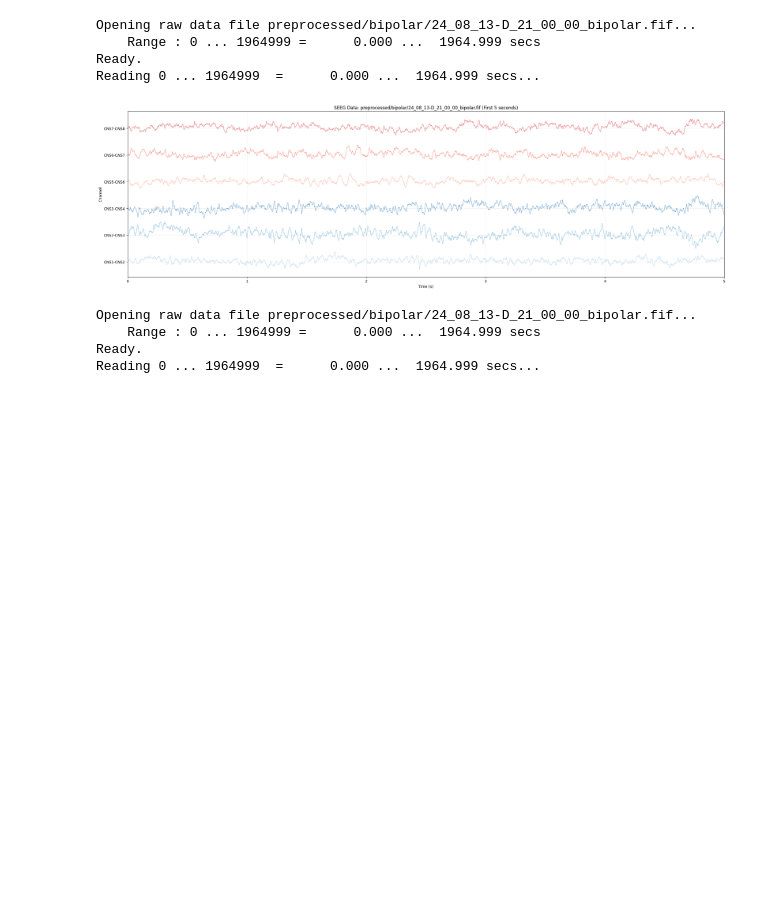
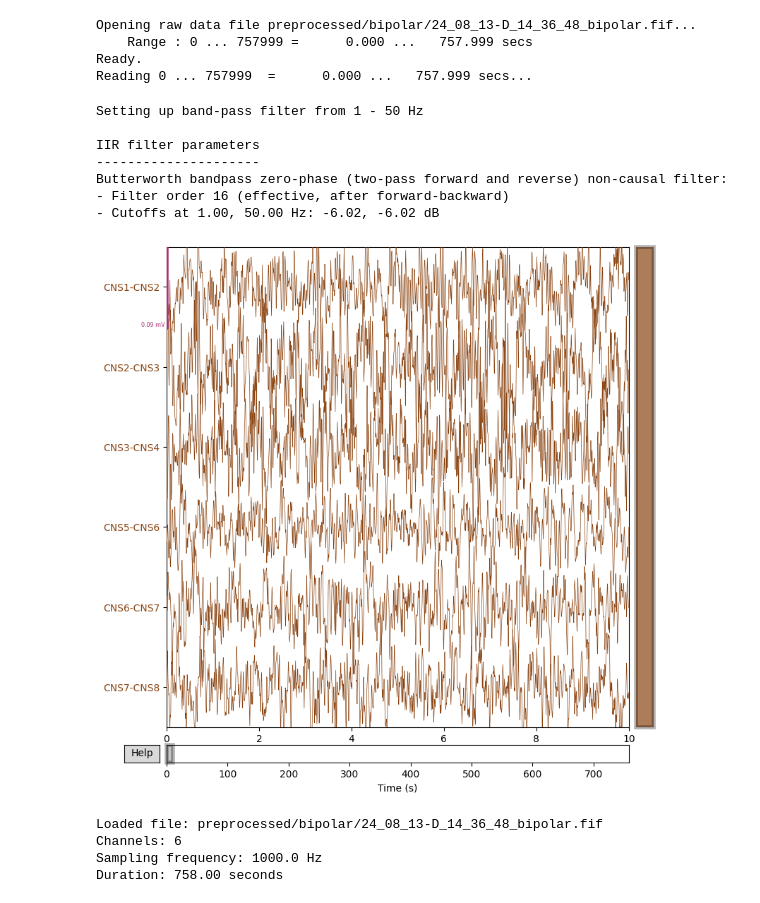
Before and after one commit to Jlei61/ans_MARBLE, a Jupyter notebook: raw_visualize.ipynb, the cells around one changed output. Cells and saved outputs as stored; diff of their text form; code cells hidden in the pictures; blank space fills up the shorter version.

```diff
--- a/raw_visualize.ipynb
+++ b/raw_visualize.ipynb
@@ -1,3 +9,34 @@
+# %%
+# Load the .fif file
+fif_file = 'preprocessed/bipolar/24_08_13-D_14_36_48_bipolar.fif'
+raw = mne.io.read_raw_fif(fif_file, preload=True)
+
+# Create a figure with MNE's built-in plotting
+fig = raw.plot(duration=10, n_channels=len(raw.ch_names),
+               scalings='auto', highpass=1, lowpass=50,
+               show=True, block=True)
+
+print("Loaded file:", fif_file)
+print(f"Channels: {len(raw.ch_names)}")
+print(f"Sampling frequency: {raw.info['sfreq']} Hz")
+print(f"Duration: {raw.times[-1]:.2f} seconds")
+# %% [output]
+Opening raw data file preprocessed/bipolar/24_08_13-D_14_36_48_bipolar.fif...
+    Range : 0 ... 757999 =      0.000 ...   757.999 secs
+Ready.
+Reading 0 ... 757999  =      0.000 ...   757.999 secs...
+Setting up band-pass filter from 1 - 50 Hz
+
+IIR filter parameters
+---------------------
+Butterworth bandpass zero-phase (two-pass forward and reverse) non-causal filter:
+- Filter order 16 (effective, after forward-backward)
+- Cutoffs at 1.00, 50.00 Hz: -6.02, -6.02 dB
+[figure, added]
+Loaded file: preprocessed/bipolar/24_08_13-D_14_36_48_bipolar.fif
+Channels: 6
+Sampling frequency: 1000.0 Hz
+Duration: 758.00 seconds
 # %%
 import mne
 import numpy as np
@@ -159,34 +198,3 @@ def plot_seeg_with_ieds(fif_file, ied_times, start_time=0, end_time=10, save_pat
         print(f"Plot saved to {save_path}")
     else:
         plt.show()
-# %%
-# Example usage
-fif_file = 'preprocessed/bipolar/24_08_13-D_21_00_00_bipolar.fif'  # Replace with your .fif file path
-plot_duration = 5  # Plot 10 seconds of data
-# save_path = './plots/test_bipolar_standardized.png'  # Optional save path
-
-try:
-    plot_seeg_channels(fif_file, duration=plot_duration)
-except FileNotFoundError:
-    print(f"Error: The file {fif_file} was not found. Please check the path.")
-except Exception as e:
-    print(f"An error occurred: {e}")
-# %% [output]
-Opening raw data file preprocessed/bipolar/24_08_13-D_21_00_00_bipolar.fif...
-    Range : 0 ... 1964999 =      0.000 ...  1964.999 secs
-Ready.
-Reading 0 ... 1964999  =      0.000 ...  1964.999 secs...
-[figure, removed]
-# %%
-raw = mne.io.read_raw_fif(fif_file, preload=True)
-fs = raw.info['sfreq']  # Sampling frequency (e.g., 1000 Hz)
-
-# Step 2: Compute envelope for IED detection
-# We'll use a broad frequency band (e.g., 30-150 Hz) for IEDs
-freq_band = [80, 450]
-raw_enve = return_hil_enve_norm(raw.get_data(), fs, freq_band)
-# %% [output]
-Opening raw data file preprocessed/bipolar/24_08_13-D_21_00_00_bipolar.fif...
-    Range : 0 ... 1964999 =      0.000 ...  1964.999 secs
-Ready.
-Reading 0 ... 1964999  =      0.000 ...  1964.999 secs...
```
Also changed, not shown: parts of 5 cells of this notebook, 14 other files.
